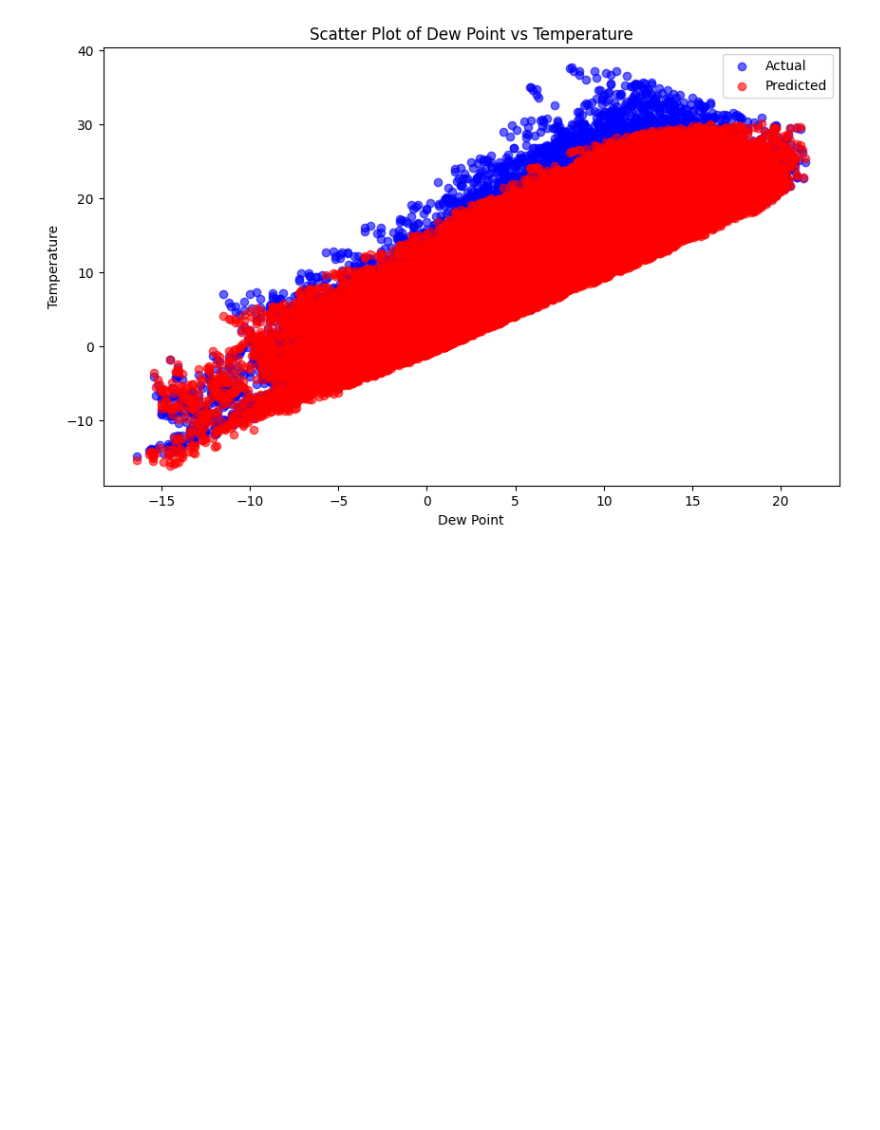
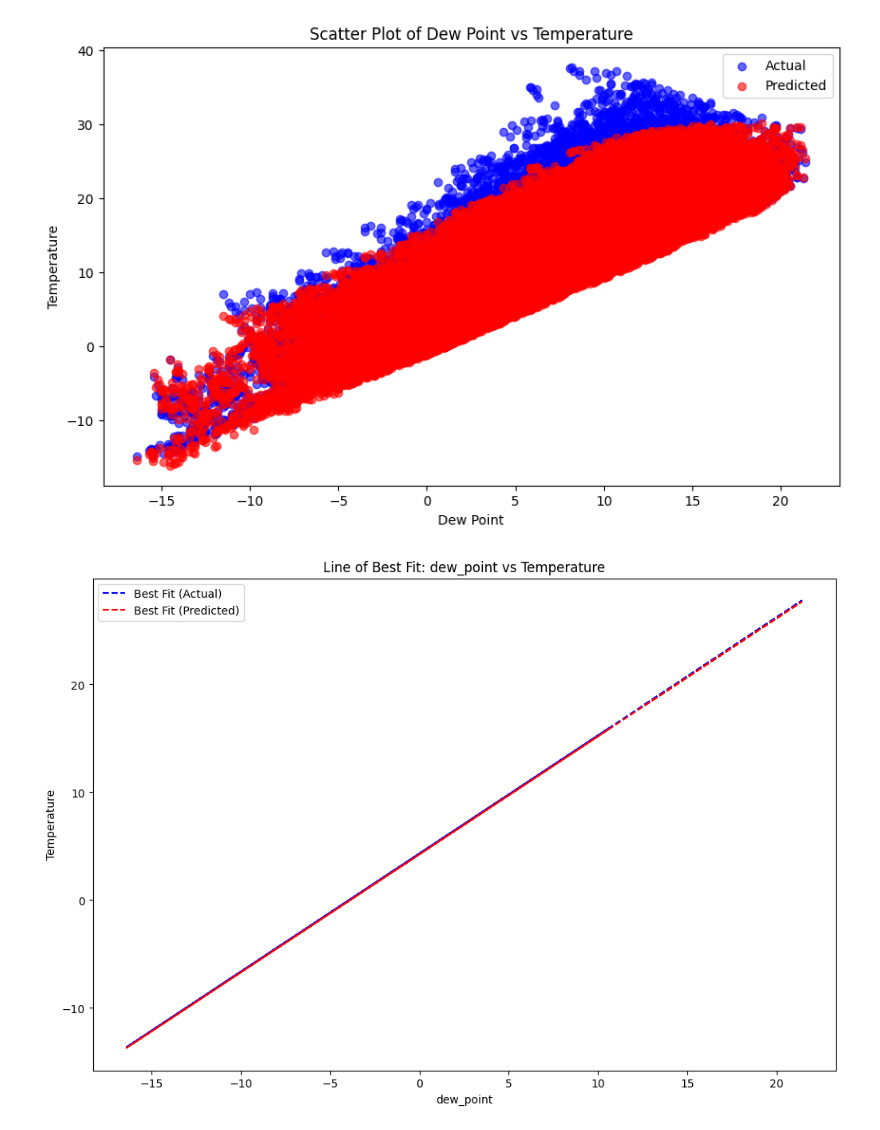
Before and after one commit to katleho-0016/analysis-on-Weather-Series, a Jupyter notebook: analysis.ipynb, the cells around one changed output. Saved outputs shown, nothing was run; the diff lists cells and outputs as text; code cells hidden in the pictures; blank space fills up the shorter version.

Commit message:
Added line of best fit for the data

```diff
--- a/analysis.ipynb
+++ b/analysis.ipynb
@@ -155,3 +155,17 @@ plt.legend()
 plt.show()
 # %% [output]
 [figure]
+# %%
+plt.figure(figsize=(12, 8))
+actual_fit = np.poly1d(np.polyfit(x_test['dew_point'], y_test, 1))
+predicted_fit = np.poly1d(np.polyfit(x_test['dew_point'], y_pred, 1))
+
+plt.plot(x_test['dew_point'], actual_fit(x_test['dew_point']), color='blue', linestyle='--', label='Best Fit (Actual)')
+plt.plot(x_test['dew_point'], predicted_fit(x_test['dew_point']), color='red', linestyle='--', label='Best Fit (Predicted)')
+plt.title('Line of Best Fit: dew_point vs Temperature')
+plt.xlabel('dew_point')
+plt.ylabel('Temperature')
+plt.legend()
+plt.show()
+# %% [output]
+[figure, added]
```
Also changed, not shown: parts of 2 cells of this notebook.
